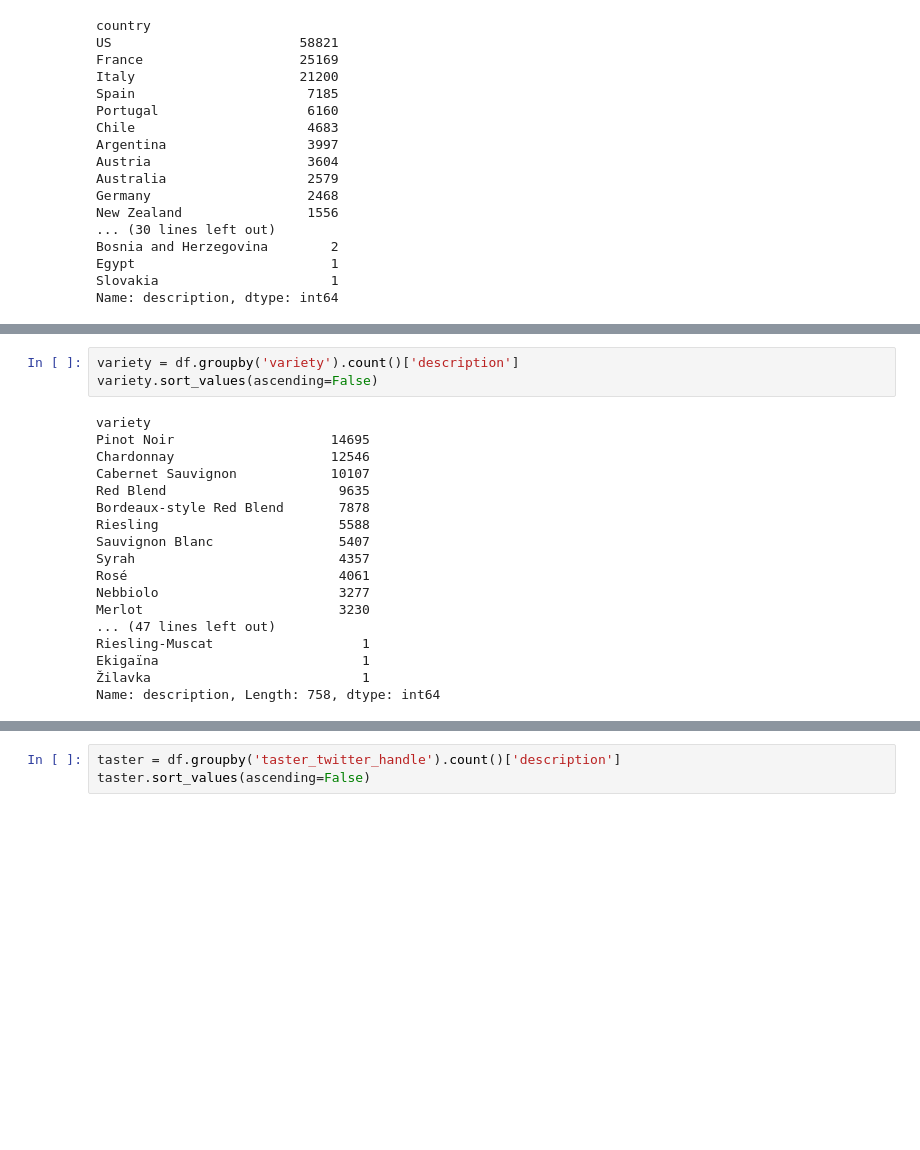
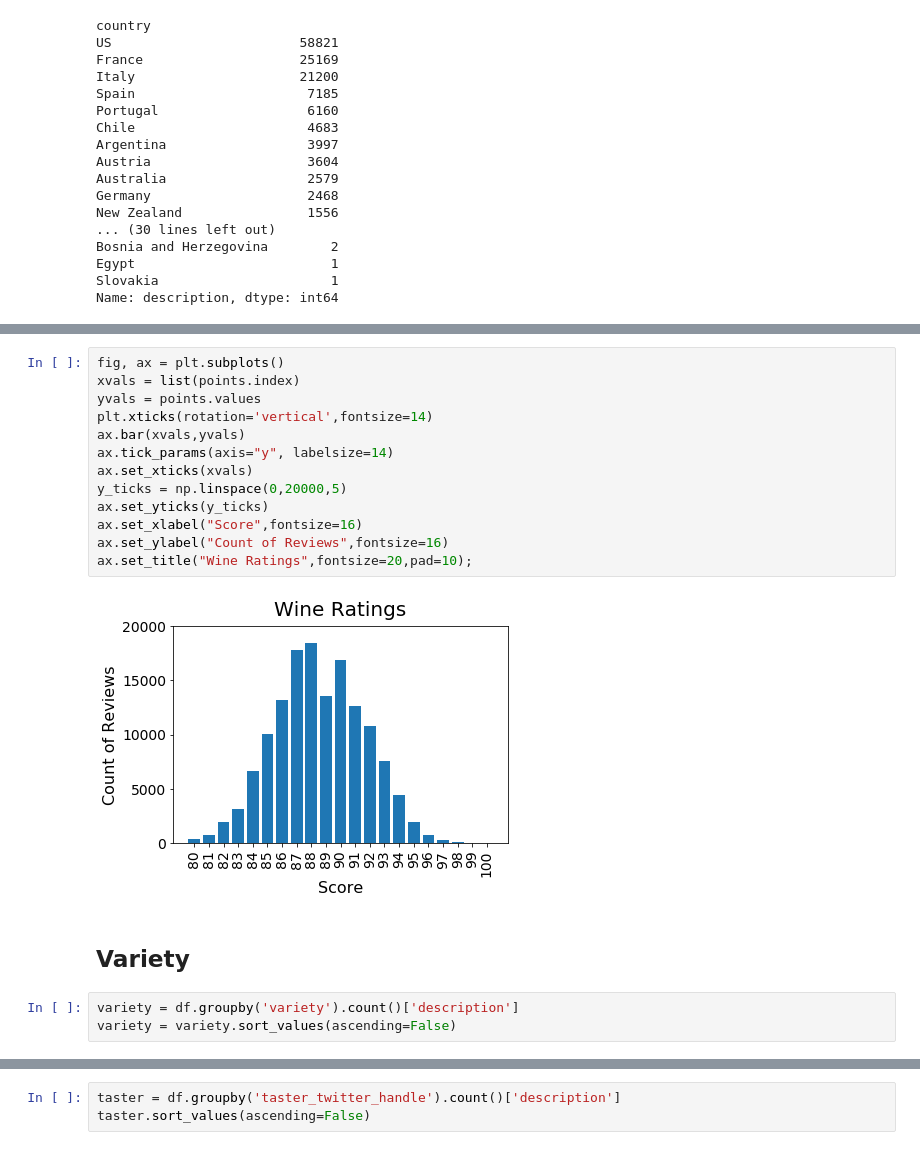
Before and after one commit to vanessapolliard/which-wine, a Jupyter notebook: notebooks/data_exploration.ipynb, the cells around one changed output, grey strips where cells are left out. Saved outputs shown, nothing was run; the diff lists cells and outputs as text; blank space fills up the shorter version.

Commit message:
reading model vals and plotting

```diff
--- a/notebooks/data_exploration.ipynb
+++ b/notebooks/data_exploration.ipynb
@@ -117,21 +114,20 @@ plt.plot(points)
+# %%
+fig, ax = plt.subplots()
+xvals = list(points.index)
+yvals = points.values
+plt.xticks(rotation='vertical',fontsize=14)
+ax.bar(xvals,yvals)
+ax.tick_params(axis="y", labelsize=14)
+ax.set_xticks(xvals)
+y_ticks = np.linspace(0,20000,5)
+ax.set_yticks(y_ticks)
+ax.set_xlabel("Score",fontsize=16)
+ax.set_ylabel("Count of Reviews",fontsize=16)
+ax.set_title("Wine Ratings",fontsize=20,pad=10);
+# %% [output]
+[figure, added]
+# %% [markdown]
+## Variety
 # %%
 variety = df.groupby('variety').count()['description']
-variety.sort_values(ascending=False)
+variety = variety.sort_values(ascending=False)
-# %% [output]
-variety
-Pinot Noir                    14695
-Chardonnay                    12546
-Cabernet Sauvignon            10107
-Red Blend                      9635
-Bordeaux-style Red Blend       7878
-Riesling                       5588
-Sauvignon Blanc                5407
-Syrah                          4357
-Rosé                           4061
-Nebbiolo                       3277
-Merlot                         3230
-... (47 lines left out)
-Riesling-Muscat                   1
-Ekigaïna                          1
-Žilavka                           1
-Name: description, Length: 758, dtype: int64
```
Also changed, not shown: parts of 44 cells of this notebook, 1 other file.
